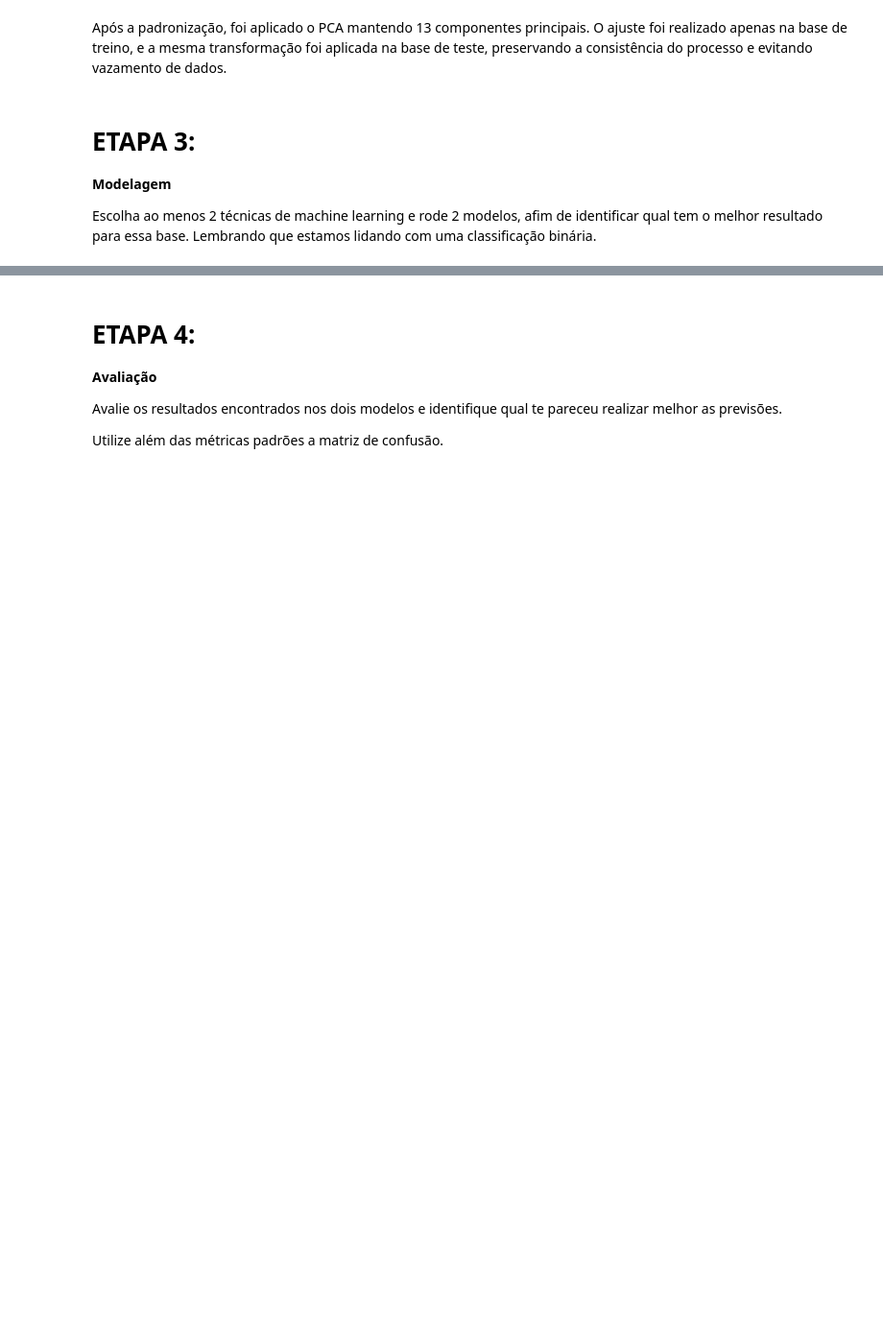
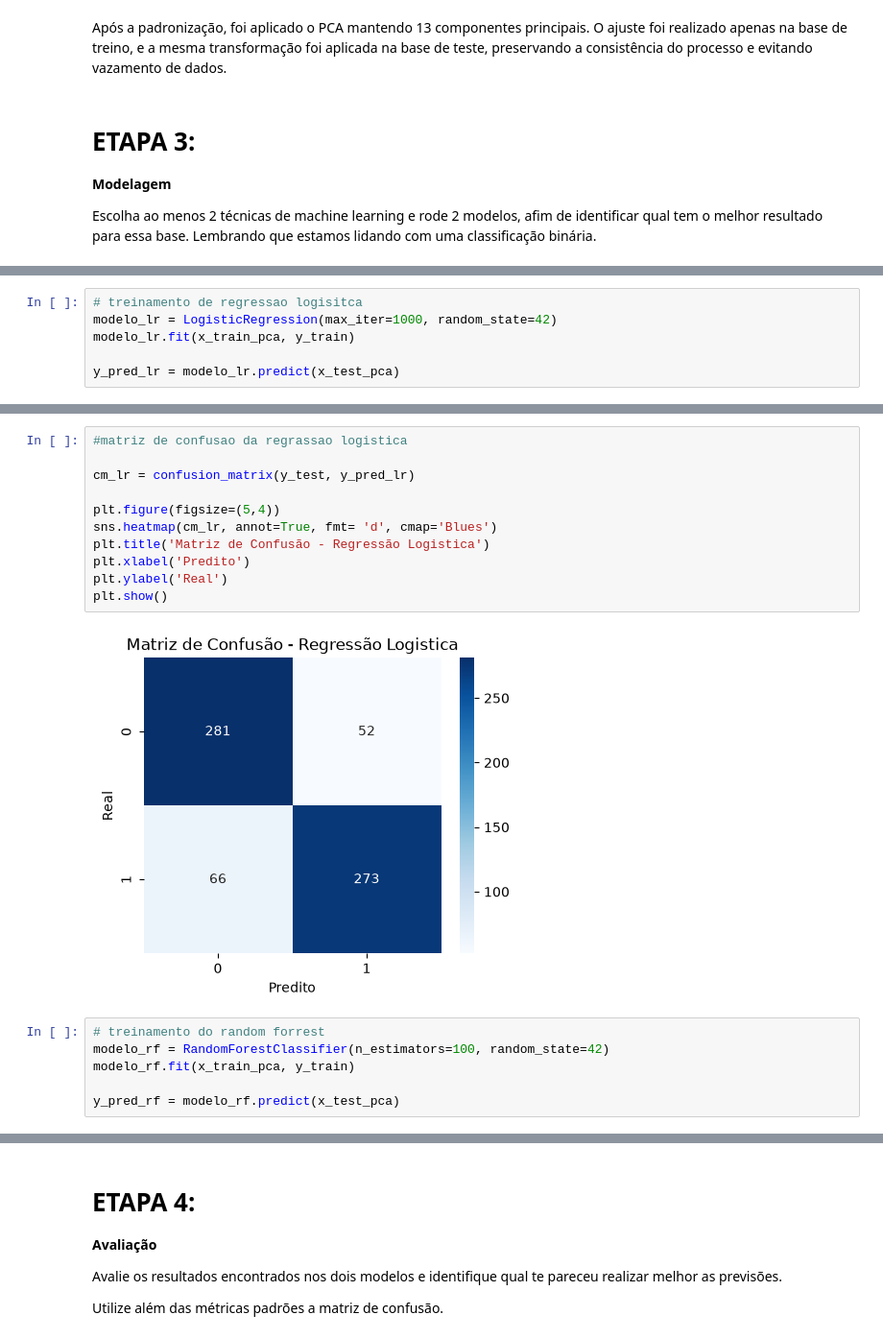
Before and after one commit to Leocarneiroo/data-science-projects, a Jupyter notebook: PCA-analise-de-modelos/Profissao Cientista de Dados M37 Projeto.ipynb, the cells around one changed output, grey strips where cells are left out. Shown at 96% size. Saved outputs shown, nothing was run; the diff lists cells and outputs as text; blank space fills up the shorter version.

```diff
--- a/PCA-analise-de-modelos/Profissao Cientista de Dados M37 Projeto.ipynb
+++ b/PCA-analise-de-modelos/Profissao Cientista de Dados M37 Projeto.ipynb
@@ -601,0 +604,6 @@ Escolha ao menos 2 técnicas de machine learning e rode 2 modelos, afim de ident
+# %%
+# treinamento de regressao logisitca
+modelo_lr = LogisticRegression(max_iter=1000, random_state=42)
+modelo_lr.fit(x_train_pca, y_train)
+
+y_pred_lr = modelo_lr.predict(x_test_pca)
@@ -601,0 +636,19 @@ Escolha ao menos 2 técnicas de machine learning e rode 2 modelos, afim de ident
+# %%
+#matriz de confusao da regrassao logistica
+
+cm_lr = confusion_matrix(y_test, y_pred_lr)
+
+plt.figure(figsize=(5,4))
+sns.heatmap(cm_lr, annot=True, fmt= 'd', cmap='Blues')
+plt.title('Matriz de Confusão - Regressão Logistica')
+plt.xlabel('Predito')
+plt.ylabel('Real')
+plt.show()
+# %% [output]
+[figure, added]
+# %%
+# treinamento do random forrest
+modelo_rf = RandomForestClassifier(n_estimators=100, random_state=42)
+modelo_rf.fit(x_train_pca, y_train)
+
+y_pred_rf = modelo_rf.predict(x_test_pca)
```
Also changed, not shown: parts of 17 cells of this notebook, 2 other files.
